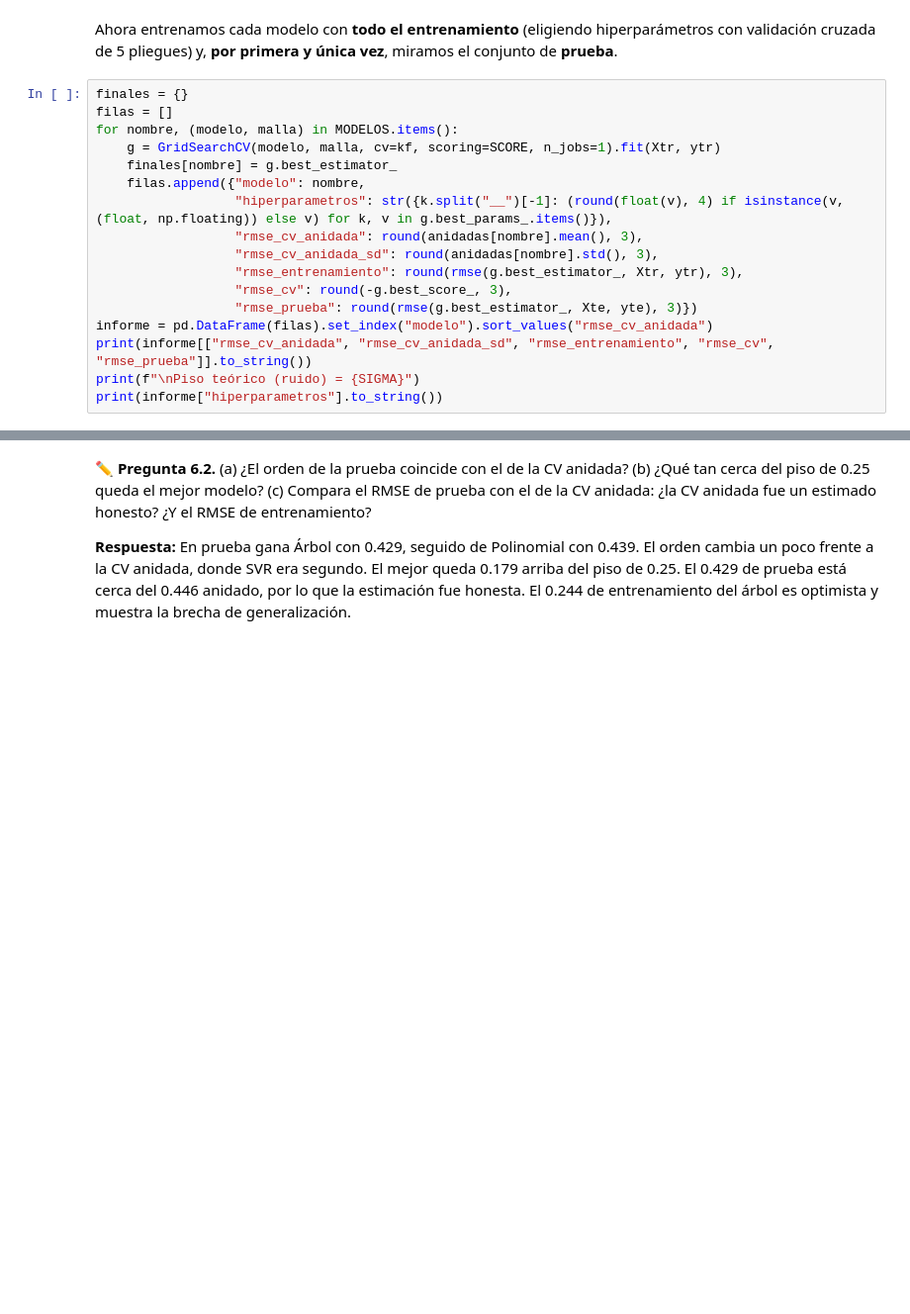
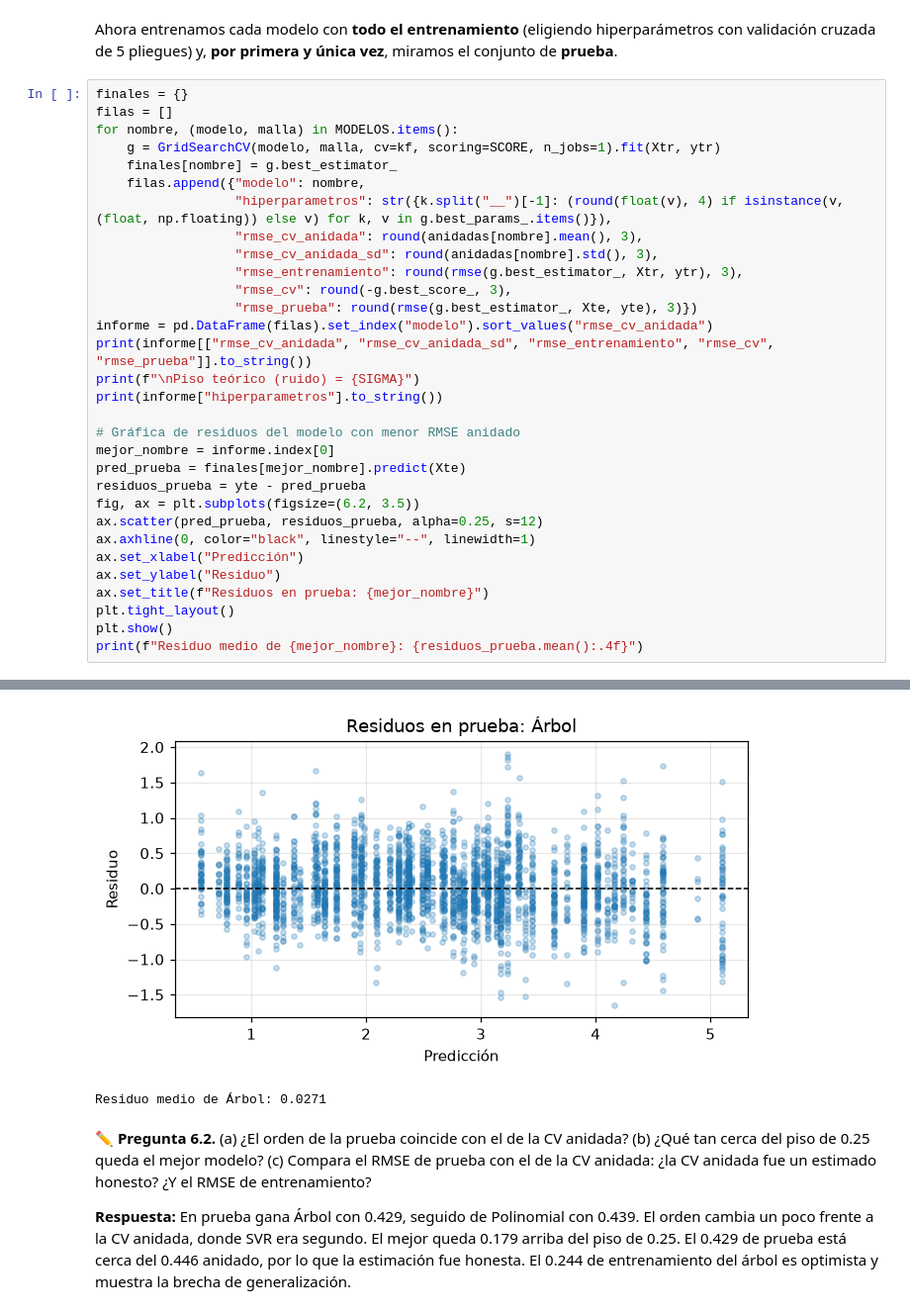
Before and after one commit to galaxiahfast/aprendizaje-supervisado-uady, a Jupyter notebook: tareas-practicas/tareas-entregables/tarea-02-arboles-evaluacion-modelos/ortiz-julian-actividad-arboles-evaluacion.ipynb, the cells around one changed output, grey strips where cells are left out. Shown at 99% size. Saved outputs shown, nothing was run; the diff lists cells and outputs as text; blank space fills up the shorter version.

```diff
--- a/tareas-practicas/tareas-entregables/tarea-02-arboles-evaluacion-modelos/ortiz-julian-actividad-arboles-evaluacion.ipynb
+++ b/tareas-practicas/tareas-entregables/tarea-02-arboles-evaluacion-modelos/ortiz-julian-actividad-arboles-evaluacion.ipynb
@@ -388,33 +388,49 @@ for nombre, (modelo, malla) in MODELOS.items():
                   "hiperparametros": str({k.split("__")[-1]: (round(float(v), 4) if isinstance(v, (float, np.floating)) else v) for k, v in g.best_params_.items()}),
                   "rmse_cv_anidada": round(anidadas[nombre].mean(), 3),
                   "rmse_cv_anidada_sd": round(anidadas[nombre].std(), 3),
                   "rmse_entrenamiento": round(rmse(g.best_estimator_, Xtr, ytr), 3),
                   "rmse_cv": round(-g.best_score_, 3),
                   "rmse_prueba": round(rmse(g.best_estimator_, Xte, yte), 3)})
 informe = pd.DataFrame(filas).set_index("modelo").sort_values("rmse_cv_anidada")
 print(informe[["rmse_cv_anidada", "rmse_cv_anidada_sd", "rmse_entrenamiento", "rmse_cv", "rmse_prueba"]].to_string())
 print(f"\nPiso teórico (ruido) = {SIGMA}")
 print(informe["hiperparametros"].to_string())
+
+# Gráfica de residuos del modelo con menor RMSE anidado
+mejor_nombre = informe.index[0]
+pred_prueba = finales[mejor_nombre].predict(Xte)
+residuos_prueba = yte - pred_prueba
+fig, ax = plt.subplots(figsize=(6.2, 3.5))
+ax.scatter(pred_prueba, residuos_prueba, alpha=0.25, s=12)
+ax.axhline(0, color="black", linestyle="--", linewidth=1)
+ax.set_xlabel("Predicción")
+ax.set_ylabel("Residuo")
+ax.set_title(f"Residuos en prueba: {mejor_nombre}")
+plt.tight_layout()
+plt.show()
+print(f"Residuo medio de {mejor_nombre}: {residuos_prueba.mean():.4f}")
 # %% [output]
              rmse_cv_anidada  rmse_cv_anidada_sd  rmse_entrenamiento  rmse_cv  rmse_prueba
 modelo
 Árbol                  0.446               0.062               0.244    0.451        0.429
 SVR                    0.450               0.020               0.386    0.445        0.449
 Polinomial             0.462               0.034               0.408    0.456        0.439
 Elastic Net            0.464               0.025               0.419    0.459        0.451
 Lasso                  0.468               0.031               0.412    0.459        0.447
 Lineal                 0.485               0.020               0.476    0.482        0.489
 Ridge                  0.492               0.037               0.391    0.488        0.466
 
 Piso teórico (ruido) = 0.25
 modelo
 Árbol            {'max_depth': 8, 'min_samples_leaf': 5}
 SVR            {'C': 100, 'epsilon': 0.2, 'gamma': 0.01}
 Polinomial                                 {'degree': 2}
 Elastic Net             {'alpha': 0.01, 'l1_ratio': 0.8}
 Lasso                                  {'alpha': 0.0063}
 Lineal                                                {}
 Ridge                                    {'alpha': 10.0}
+[figure, added]
+Residuo medio de Árbol: 0.0271
 # %% [markdown]
 ✏️ **Pregunta 6.2.** (a) ¿El orden de la prueba coincide con el de la CV anidada? (b) ¿Qué tan cerca del piso de 0.25 queda el mejor modelo? (c) Compara el RMSE de prueba con el de la CV anidada: ¿la CV anidada fue un estimado honesto? ¿Y el RMSE de entrenamiento?
 
```
Also changed, not shown: parts of 4 cells of this notebook, 2 other files.
